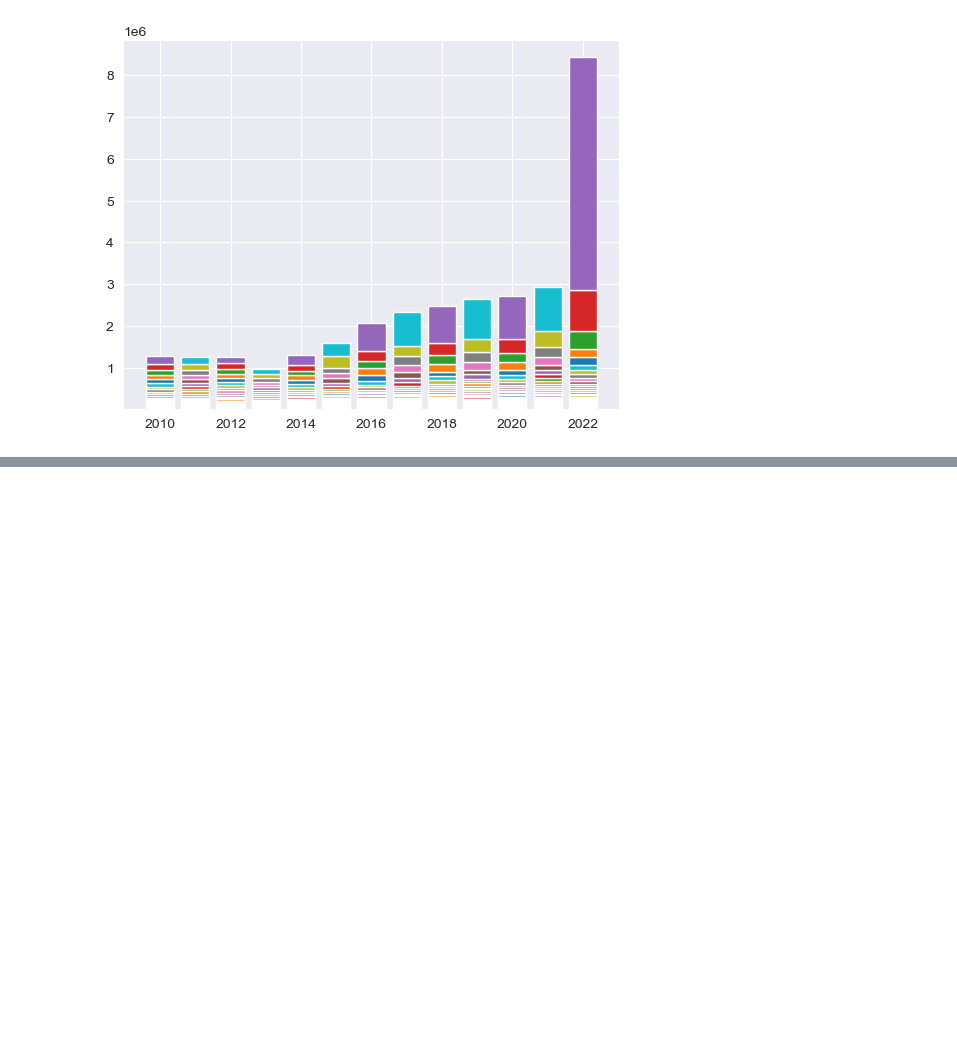
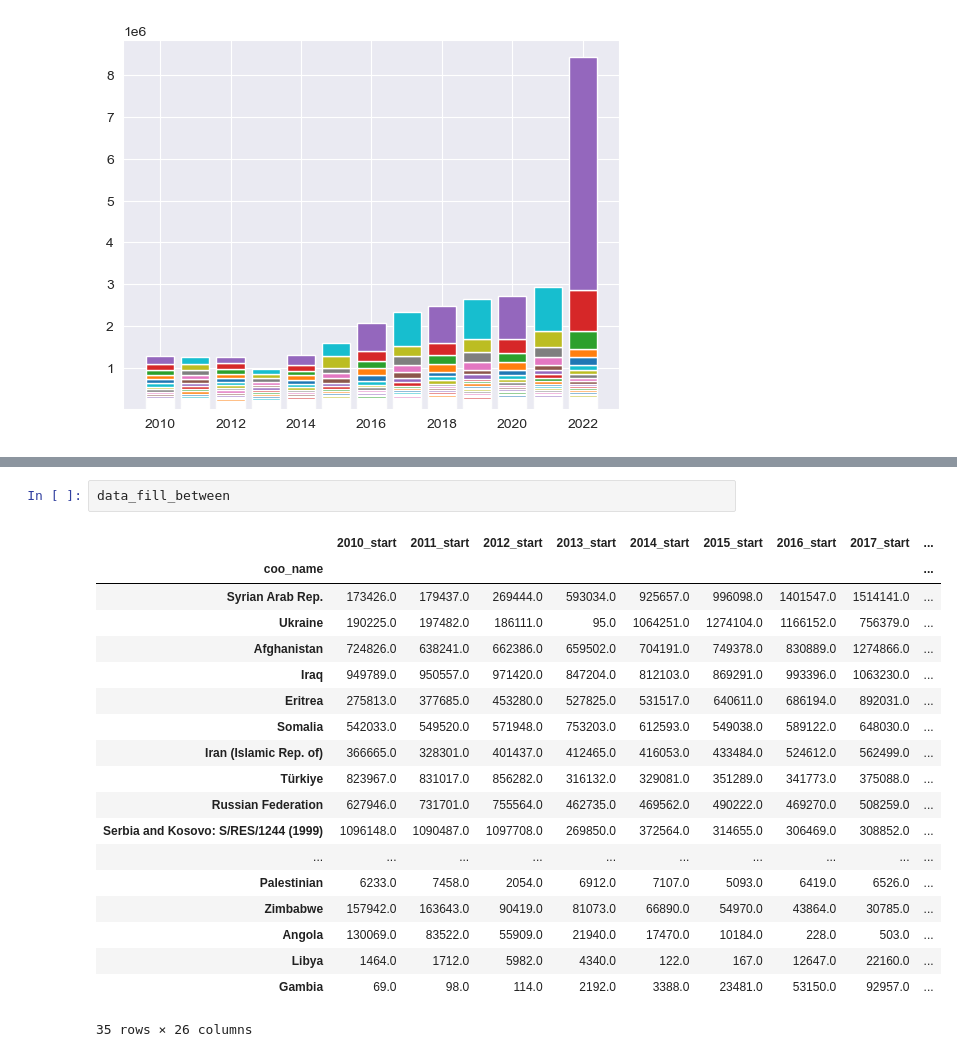
Before and after one commit to SilvanHSLU/dviz-miniproject, a Jupyter notebook: shiny graphics.ipynb, the cells around one changed output, grey strips where cells are left out. Drawn from its saved outputs; the diff is of its cells as text; blank space fills up the shorter version.

```diff
--- a/shiny graphics.ipynb
+++ b/shiny graphics.ipynb
@@ -264,0 +291,22 @@ Notiz für morgen -> Neues Array kreieren, wo nebst der Höhe auch der Startpunk
+# %%
+data_fill_between
+# %% [output]
+|  | 2010_start | 2011_start | 2012_start | 2013_start | 2014_start | 2015_start | 2016_start | 2017_start | ... |
+| coo_name |  |  |  |  |  |  |  |  | ... |
+| Syrian Arab Rep. | 173426.0 | 179437.0 | 269444.0 | 593034.0 | 925657.0 | 996098.0 | 1401547.0 | 1514141.0 | ... |
+| Ukraine | 190225.0 | 197482.0 | 186111.0 | 95.0 | 1064251.0 | 1274104.0 | 1166152.0 | 756379.0 | ... |
+| Afghanistan | 724826.0 | 638241.0 | 662386.0 | 659502.0 | 704191.0 | 749378.0 | 830889.0 | 1274866.0 | ... |
+| Iraq | 949789.0 | 950557.0 | 971420.0 | 847204.0 | 812103.0 | 869291.0 | 993396.0 | 1063230.0 | ... |
+| Eritrea | 275813.0 | 377685.0 | 453280.0 | 527825.0 | 531517.0 | 640611.0 | 686194.0 | 892031.0 | ... |
+| Somalia | 542033.0 | 549520.0 | 571948.0 | 753203.0 | 612593.0 | 549038.0 | 589122.0 | 648030.0 | ... |
+| Iran (Islamic Rep. of) | 366665.0 | 328301.0 | 401437.0 | 412465.0 | 416053.0 | 433484.0 | 524612.0 | 562499.0 | ... |
+| Türkiye | 823967.0 | 831017.0 | 856282.0 | 316132.0 | 329081.0 | 351289.0 | 341773.0 | 375088.0 | ... |
+| Russian Federation | 627946.0 | 731701.0 | 755564.0 | 462735.0 | 469562.0 | 490222.0 | 469270.0 | 508259.0 | ... |
+| Serbia and Kosovo: S/RES/1244 (1999) | 1096148.0 | 1090487.0 | 1097708.0 | 269850.0 | 372564.0 | 314655.0 | 306469.0 | 308852.0 | ... |
+| ... | ... | ... | ... | ... | ... | ... | ... | ... | ... |
+| Palestinian | 6233.0 | 7458.0 | 2054.0 | 6912.0 | 7107.0 | 5093.0 | 6419.0 | 6526.0 | ... |
+| Zimbabwe | 157942.0 | 163643.0 | 90419.0 | 81073.0 | 66890.0 | 54970.0 | 43864.0 | 30785.0 | ... |
+| Angola | 130069.0 | 83522.0 | 55909.0 | 21940.0 | 17470.0 | 10184.0 | 228.0 | 503.0 | ... |
+| Libya | 1464.0 | 1712.0 | 5982.0 | 4340.0 | 122.0 | 167.0 | 12647.0 | 22160.0 | ... |
+| Gambia | 69.0 | 98.0 | 114.0 | 2192.0 | 3388.0 | 23481.0 | 53150.0 | 92957.0 | ... |
+35 rows × 26 columns
```
Also changed, not shown: parts of 7 cells of this notebook.
